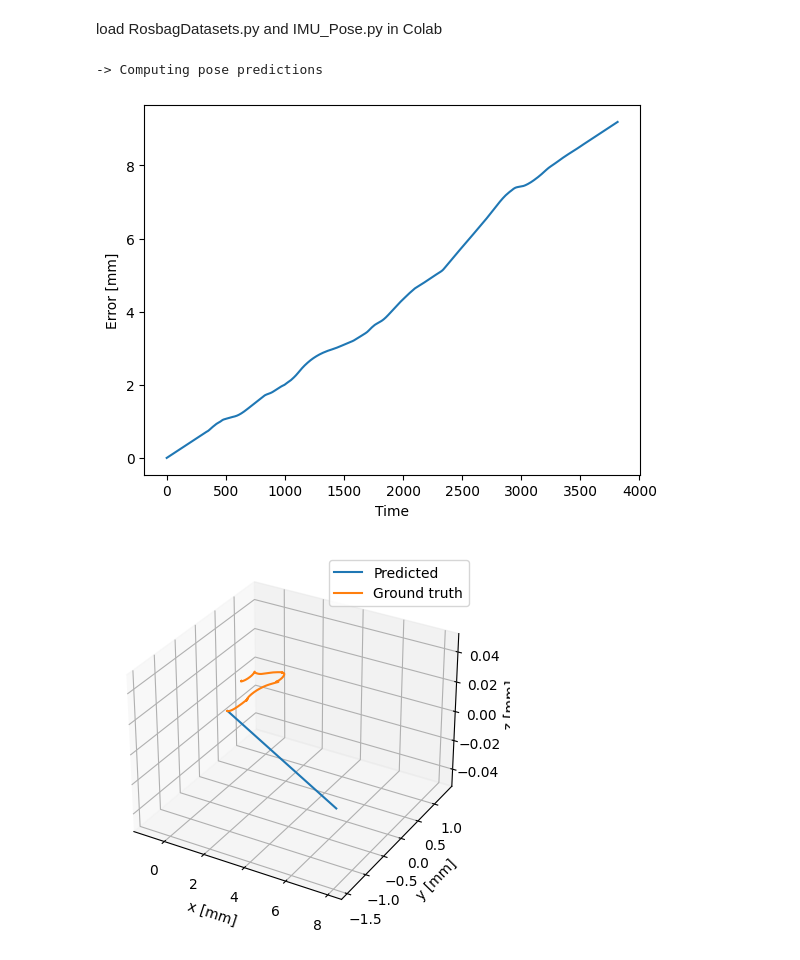
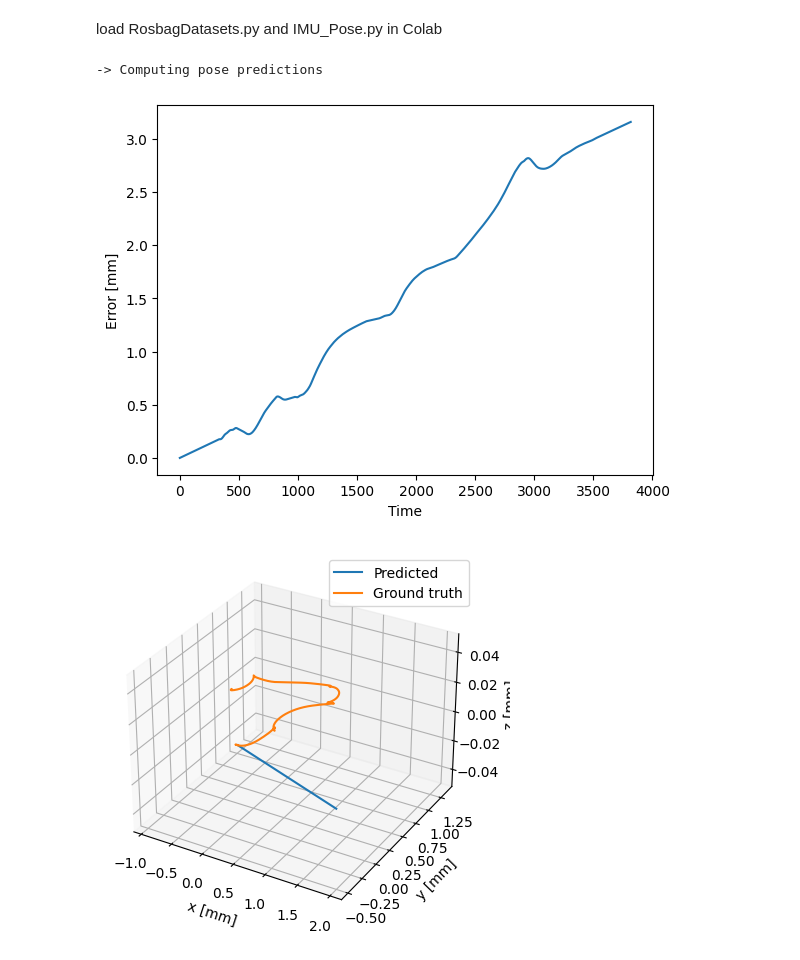
Before and after one commit to lorenzozanolin/StateEstimation, a Jupyter notebook: mobile_robot_project.ipynb, the cells around one changed output. Saved outputs shown, nothing was run; the diff lists cells and outputs as text; code cells hidden in the pictures.

```diff
--- a/mobile_robot_project.ipynb
+++ b/mobile_robot_project.ipynb
@@ -334,34 +334,34 @@ def evaluate_trajectories(model, dataloader, device):
     plt.legend()
     plt.show()
     # max(this_pose)
 
 
 if __name__ == '__main__':
     # define model file and bag file with test trajectory
-    model_file = 'outputs/IPPU_13Feb2024_163732.ptm'
+    model_file = 'outputs/IPPU_13Feb2024_232215.ptm'
     test_file = 'runs/test.bag'
-    normalizer_file = 'outputs/MinMaxNormalizer_13Feb2024_161453.pkl'
+    normalizer_file = 'outputs/MinMaxNormalizer_13Feb2024_193121.pkl'
 
     # initialize model
     device = torch.device('cuda:0') if torch.cuda.is_available() else torch.device('cpu')
     model = MyTransformer()
     model.to(device)
     model.load_state_dict(torch.load(model_file, map_location=device))
     model.eval()
 
     # initialize test trajectory sequentially
     testset = ROSbagIMUGT(test_file, "/imu", "/gazebo/model_states", imu_seq_length=IMU_SEQUENCE_LENGTH)
 
     if normalizer_file != None:
         normalizer = pickle.load(open(normalizer_file, 'rb'))
         testset.normalizer = normalizer
 
     testloader = torch.utils.data.DataLoader(testset, batch_size=1,
                                              shuffle=False, drop_last=False, num_workers=0)
 
     # evaluate and plot trajectory compared to ground truth
     evaluate_trajectories(model, testloader, device)
 # %% [output]
 -> Computing pose predictions
-[figure, old version]
+[figure, new version]
-[figure, old version]
+[figure, new version]
```
Also changed, not shown: parts of 1 cell of this notebook, 6 other files.
